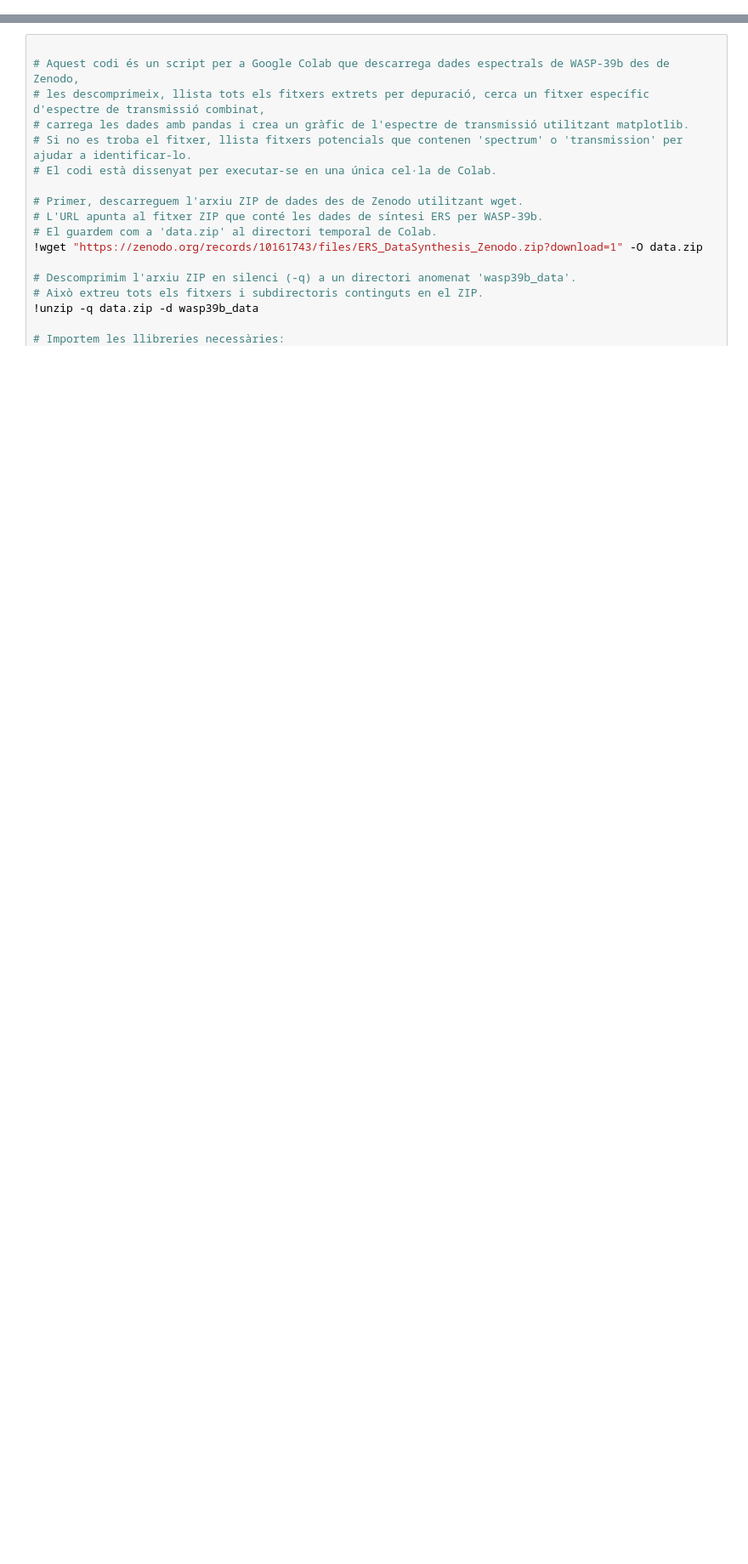
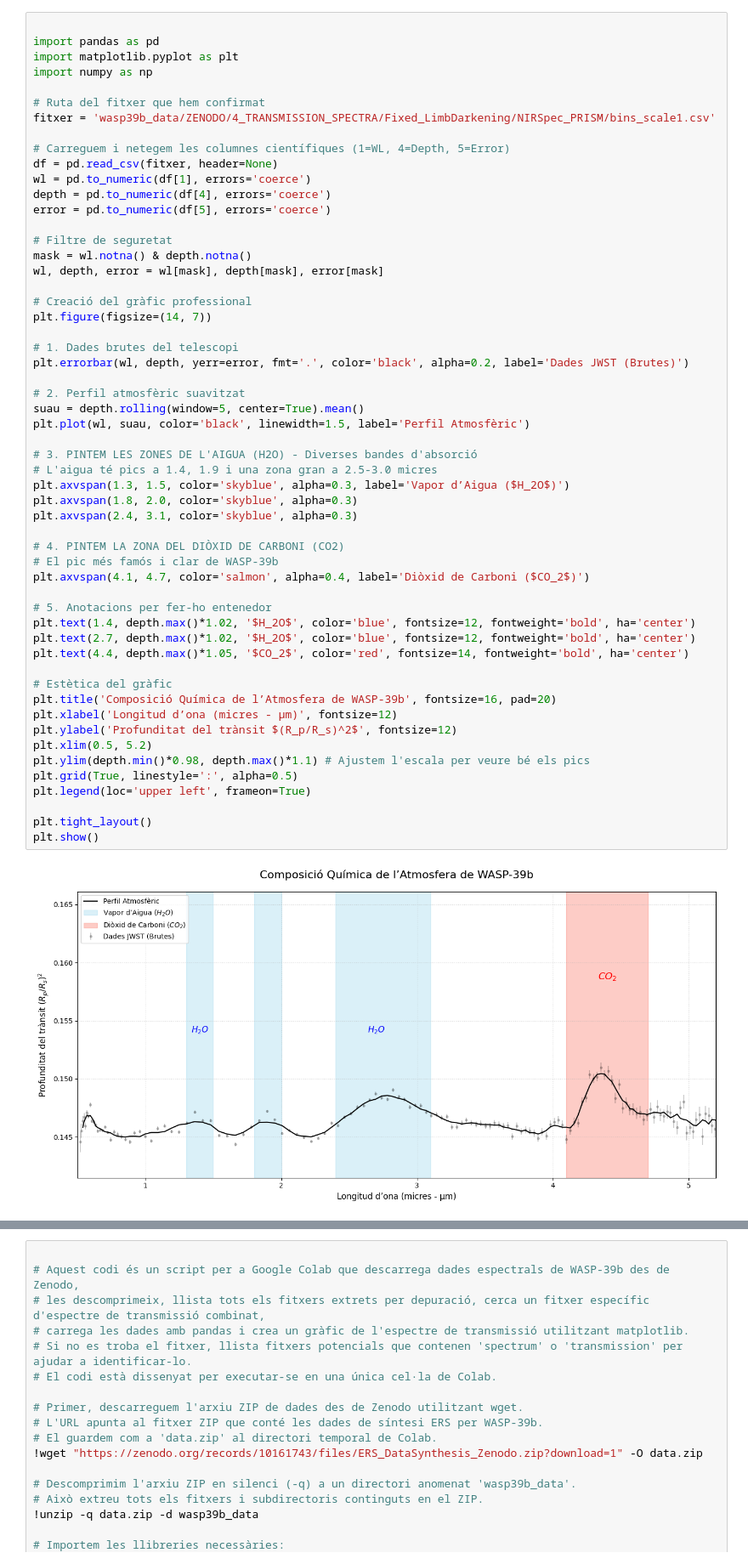
Before and after one commit to drfperez/YoungPhotonicsCongress, a Jupyter notebook: WASP39b.ipynb, the cells around one changed output, grey strips where cells are left out. Shown at 85% size. Cells and saved outputs as stored; diff of their text form; blank space fills up the shorter version.

```diff
--- a/WASP39b.ipynb
+++ b/WASP39b.ipynb
@@ -3,3 +16,60 @@
+# %%
+
+import pandas as pd
+import matplotlib.pyplot as plt
+import numpy as np
+
+# Ruta del fitxer que hem confirmat
+fitxer = 'wasp39b_data/ZENODO/4_TRANSMISSION_SPECTRA/Fixed_LimbDarkening/NIRSpec_PRISM/bins_scale1.csv'
+
+# Carreguem i netegem les columnes científiques (1=WL, 4=Depth, 5=Error)
+df = pd.read_csv(fitxer, header=None)
+wl = pd.to_numeric(df[1], errors='coerce')
+depth = pd.to_numeric(df[4], errors='coerce')
+error = pd.to_numeric(df[5], errors='coerce')
+
+# Filtre de seguretat
+mask = wl.notna() & depth.notna()
+wl, depth, error = wl[mask], depth[mask], error[mask]
+
+# Creació del gràfic professional
+plt.figure(figsize=(14, 7))
+
+# 1. Dades brutes del telescopi
+plt.errorbar(wl, depth, yerr=error, fmt='.', color='black', alpha=0.2, label='Dades JWST (Brutes)')
+
+# 2. Perfil atmosfèric suavitzat
+suau = depth.rolling(window=5, center=True).mean()
+plt.plot(wl, suau, color='black', linewidth=1.5, label='Perfil Atmosfèric')
+
+# 3. PINTEM LES ZONES DE L'AIGUA (H2O) - Diverses bandes d'absorció
+# L'aigua té pics a 1.4, 1.9 i una zona gran a 2.5-3.0 micres
+plt.axvspan(1.3, 1.5, color='skyblue', alpha=0.3, label='Vapor d’Aigua ($H_2O$)')
+plt.axvspan(1.8, 2.0, color='skyblue', alpha=0.3)
+plt.axvspan(2.4, 3.1, color='skyblue', alpha=0.3)
+
+# 4. PINTEM LA ZONA DEL DIÒXID DE CARBONI (CO2)
+# El pic més famós i clar de WASP-39b
+plt.axvspan(4.1, 4.7, color='salmon', alpha=0.4, label='Diòxid de Carboni ($CO_2$)')
+
+# 5. Anotacions per fer-ho entenedor
+plt.text(1.4, depth.max()*1.02, '$H_2O$', color='blue', fontsize=12, fontweight='bold', ha='center')
+plt.text(2.7, depth.max()*1.02, '$H_2O$', color='blue', fontsize=12, fontweight='bold', ha='center')
+plt.text(4.4, depth.max()*1.05, '$CO_2$', color='red', fontsize=14, fontweight='bold', ha='center')
+
+# Estètica del gràfic
+plt.title('Composició Química de l’Atmosfera de WASP-39b', fontsize=16, pad=20)
+plt.xlabel('Longitud d’ona (micres - μm)', fontsize=12)
+plt.ylabel('Profunditat del trànsit $(R_p/R_s)^2$', fontsize=12)
+plt.xlim(0.5, 5.2)
+plt.ylim(depth.min()*0.98, depth.max()*1.1) # Ajustem l'escala per veure bé els pics
+plt.grid(True, linestyle=':', alpha=0.5)
+plt.legend(loc='upper left', frameon=True)
+
+plt.tight_layout()
+plt.show()
+# %% [output]
+[figure, added]
 # %%
 # ==========================================
 # Simple Forward Atmospheric Modeling Demo
```
Also changed, not shown: parts of 2 cells of this notebook.
